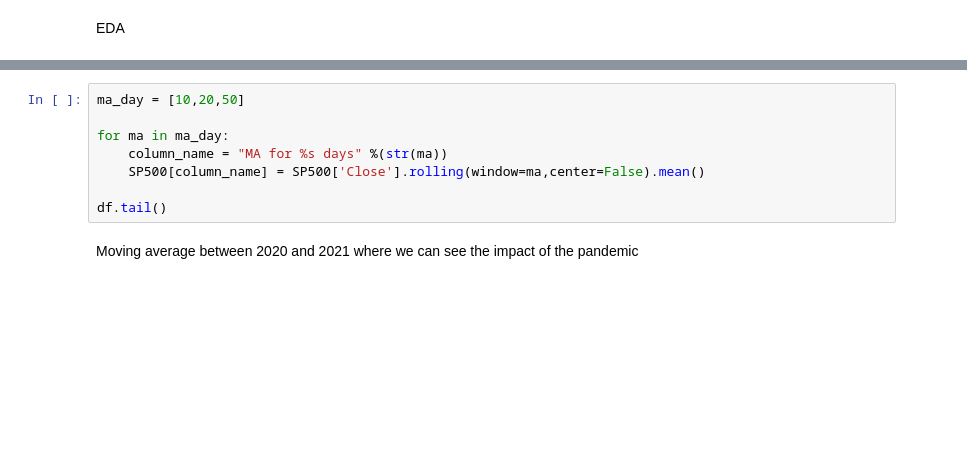
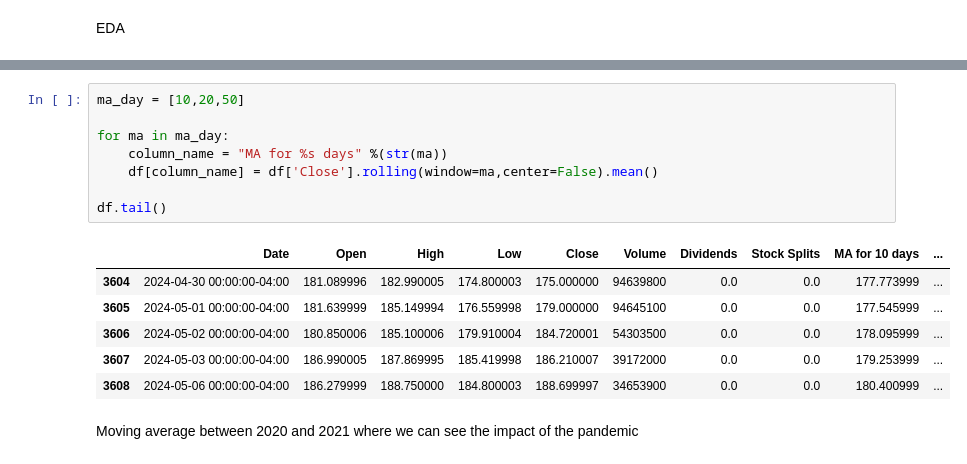
Before and after one commit to simao-f/Semester_2_project, a Jupyter notebook: EDA.ipynb, the cells around one changed output, grey strips where cells are left out. Cells and saved outputs as stored; diff of their text form; blank space fills up the shorter version.

```diff
--- a/EDA.ipynb
+++ b/EDA.ipynb
@@ -59,11 +97,18 @@ Calculating the moving average of our ETF
 # %%
 ma_day = [10,20,50]
 
 for ma in ma_day:
     column_name = "MA for %s days" %(str(ma))
-    SP500[column_name] = SP500['Close'].rolling(window=ma,center=False).mean()
+    df[column_name] = df['Close'].rolling(window=ma,center=False).mean()
 
 df.tail()
+# %% [output]
+|  | Date | Open | High | Low | Close | Volume | Dividends | Stock Splits | MA for 10 days | ... |
+| 3604 | 2024-04-30 00:00:00-04:00 | 181.089996 | 182.990005 | 174.800003 | 175.000000 | 94639800 | 0.0 | 0.0 | 177.773999 | ... |
+| 3605 | 2024-05-01 00:00:00-04:00 | 181.639999 | 185.149994 | 176.559998 | 179.000000 | 94645100 | 0.0 | 0.0 | 177.545999 | ... |
+| 3606 | 2024-05-02 00:00:00-04:00 | 180.850006 | 185.100006 | 179.910004 | 184.720001 | 54303500 | 0.0 | 0.0 | 178.095999 | ... |
+| 3607 | 2024-05-03 00:00:00-04:00 | 186.990005 | 187.869995 | 185.419998 | 186.210007 | 39172000 | 0.0 | 0.0 | 179.253999 | ... |
+| 3608 | 2024-05-06 00:00:00-04:00 | 186.279999 | 188.750000 | 184.800003 | 188.699997 | 34653900 | 0.0 | 0.0 | 180.400999 | ... |
 # %% [markdown]
 Moving average between 2020 and 2021 where we can see the impact of the pandemic
 # %%
```
Also changed, not shown: parts of 17 cells of this notebook, 21 other files.
